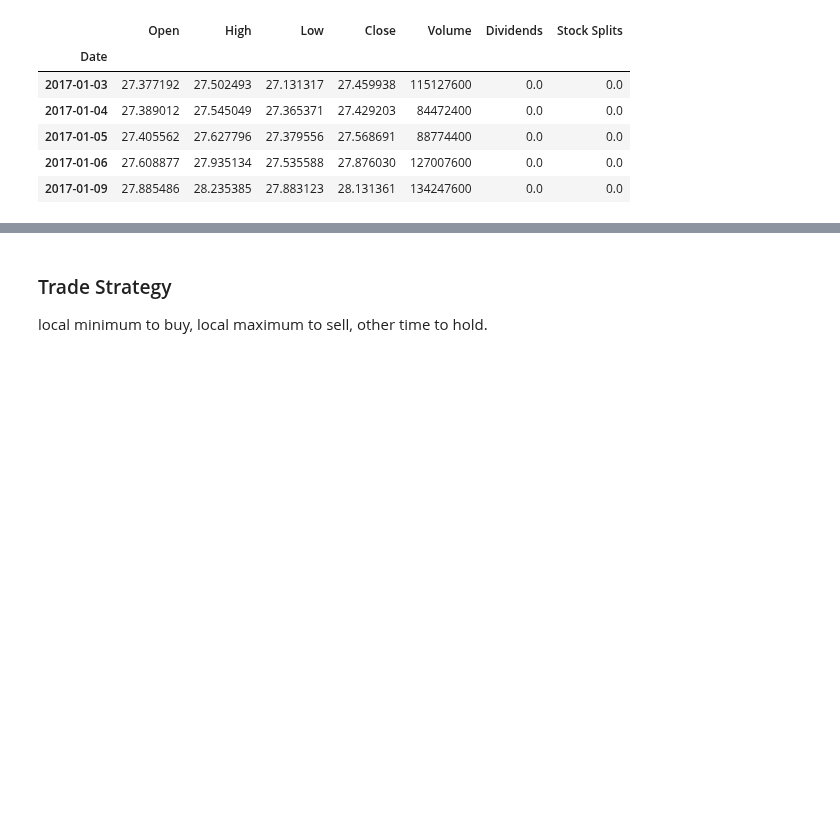
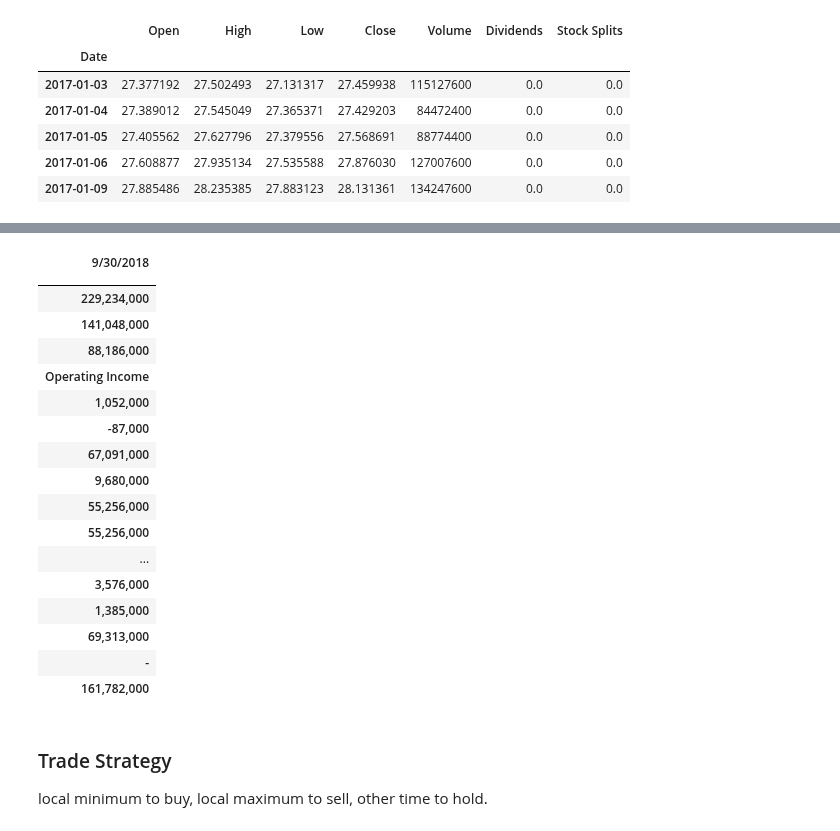
Before and after one commit to ghcn345/Stock-Market-Prediction, a Jupyter notebook: stock_market.ipynb, the cells around one changed output, grey strips where cells are left out. Cells and saved outputs as stored; diff of their text form; code cells hidden in the pictures; blank space fills up the shorter version.

```diff
--- a/stock_market.ipynb
+++ b/stock_market.ipynb
@@ -107,3 +149,39 @@ while i < l:
+# %%
+new_ls = new_ls[12:]
+# %%
+is_data = list(zip(*[iter(new_ls)]*6))
+# %%
+Income_st = pd.DataFrame(is_data[0:])
+# %%
+Income_st.columns = Income_st.iloc[0] # Name columns to first row of dataframe
+Income_st = Income_st.iloc[1:,] # start to read 1st row
+Income_st = Income_st.T # transpose dataframe
+Income_st.columns = Income_st.iloc[0] #Name columns to first row of dataframe
+Income_st.drop(Income_st.index[0],inplace=True) #Drop first index row
+Income_st.index.name = '' # Remove the index name
+Income_st.rename(index={'ttm': '12/31/2020'}, inplace=True) #Rename ttm in index columns to end of the year
+Income_st = Income_st[Income_st.columns[:-5]] # remove last 5 irrelevant columns
+# %%
+Income_st
+# %% [output]
+| 9/30/2018 |
+|  |
+| 229,234,000 |
+| 141,048,000 |
+| 88,186,000 |
+| Operating Income |
+| 1,052,000 |
+| -87,000 |
+| 67,091,000 |
+| 9,680,000 |
+| 55,256,000 |
+| 55,256,000 |
+| ... |
+| 3,576,000 |
+| 1,385,000 |
+| 69,313,000 |
+| - |
+| 161,782,000 |
 # %% [markdown]
 ### Trade Strategy
 local minimum to buy, local maximum to sell, other time to hold.
```
Also changed, not shown: parts of 7 cells of this notebook.
